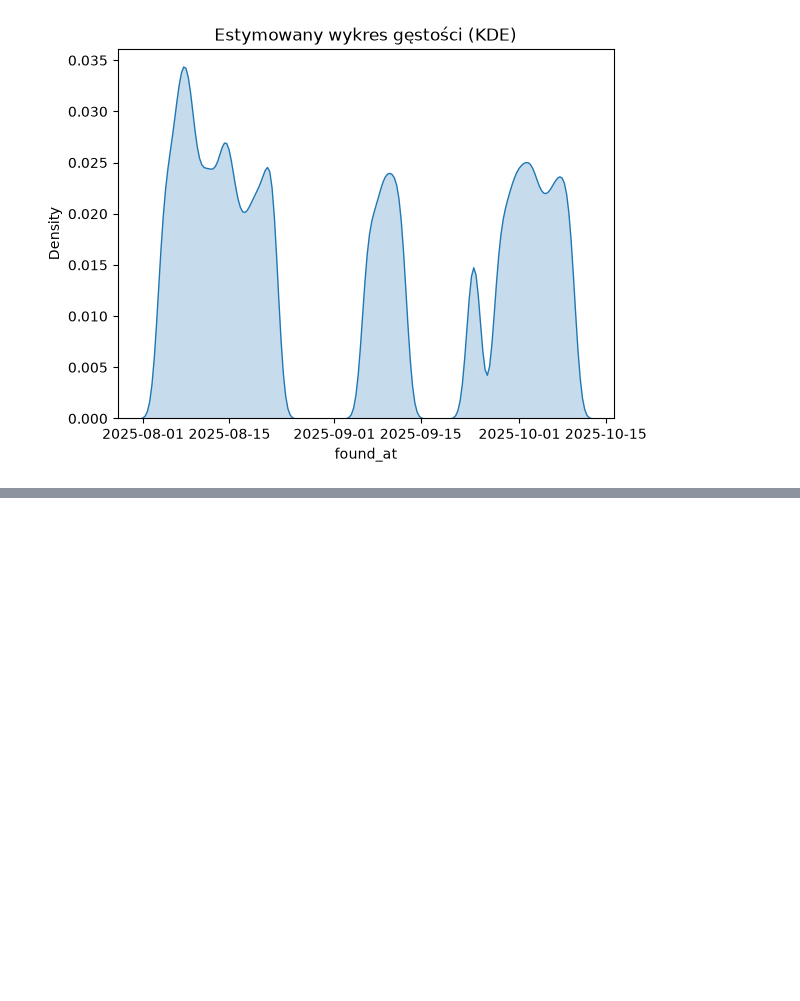
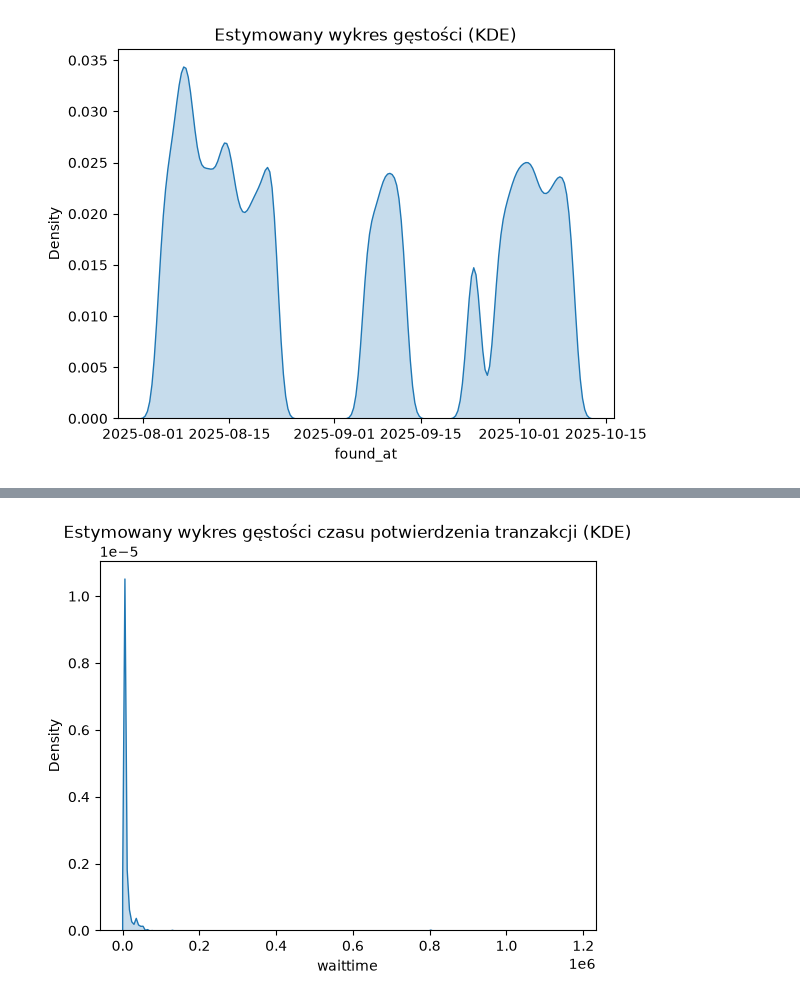
Before and after one commit to wiedzmin1414/bitcoin-node-data, a Jupyter notebook: analiza.ipynb, the cells around one changed output, grey strips where cells are left out. Saved outputs shown, nothing was run; the diff lists cells and outputs as text; code cells hidden in the pictures; blank space fills up the shorter version.

```diff
--- a/analiza.ipynb
+++ b/analiza.ipynb
@@ -296,0 +404,6 @@ Name: found_at, Length: 5550319, dtype: datetime64[ns]
+# %%
+sns.kdeplot(waittime, fill=True)
+plt.title('Estymowany wykres gęstości czasu potwierdzenia tranzakcji (KDE)')
+plt.show()
+# %% [output]
+[figure, added]
```
Also changed, not shown: parts of 24 cells of this notebook.
